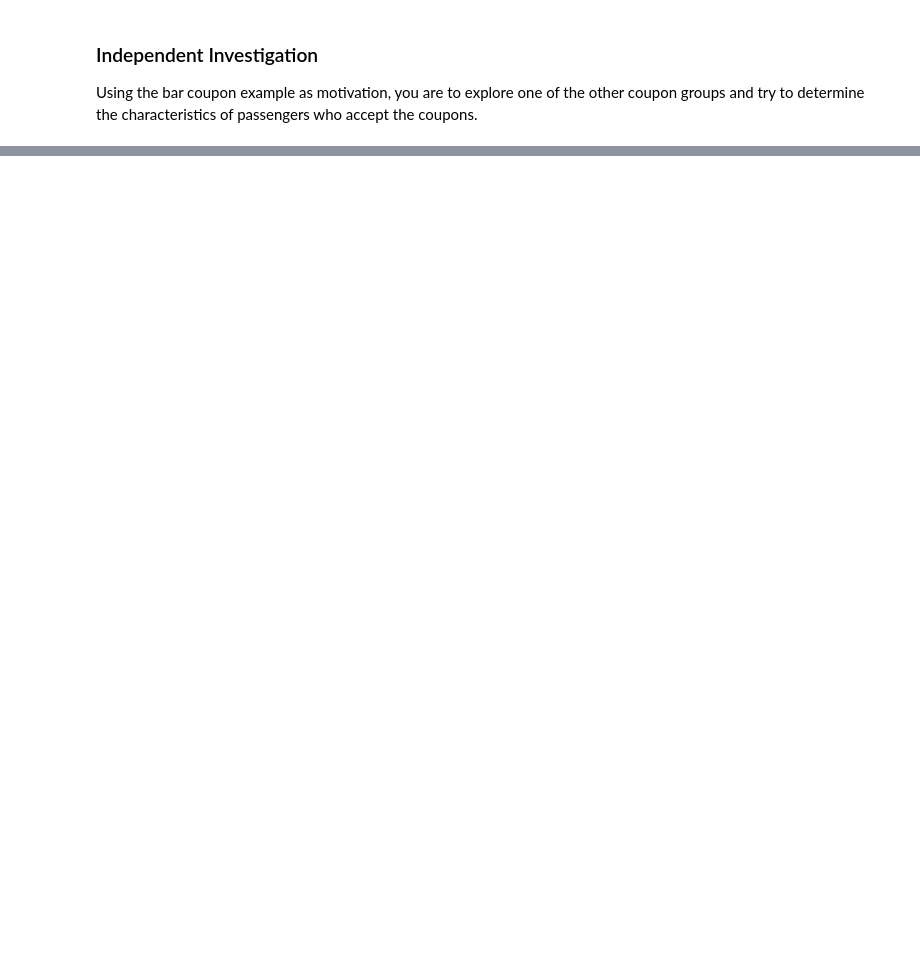
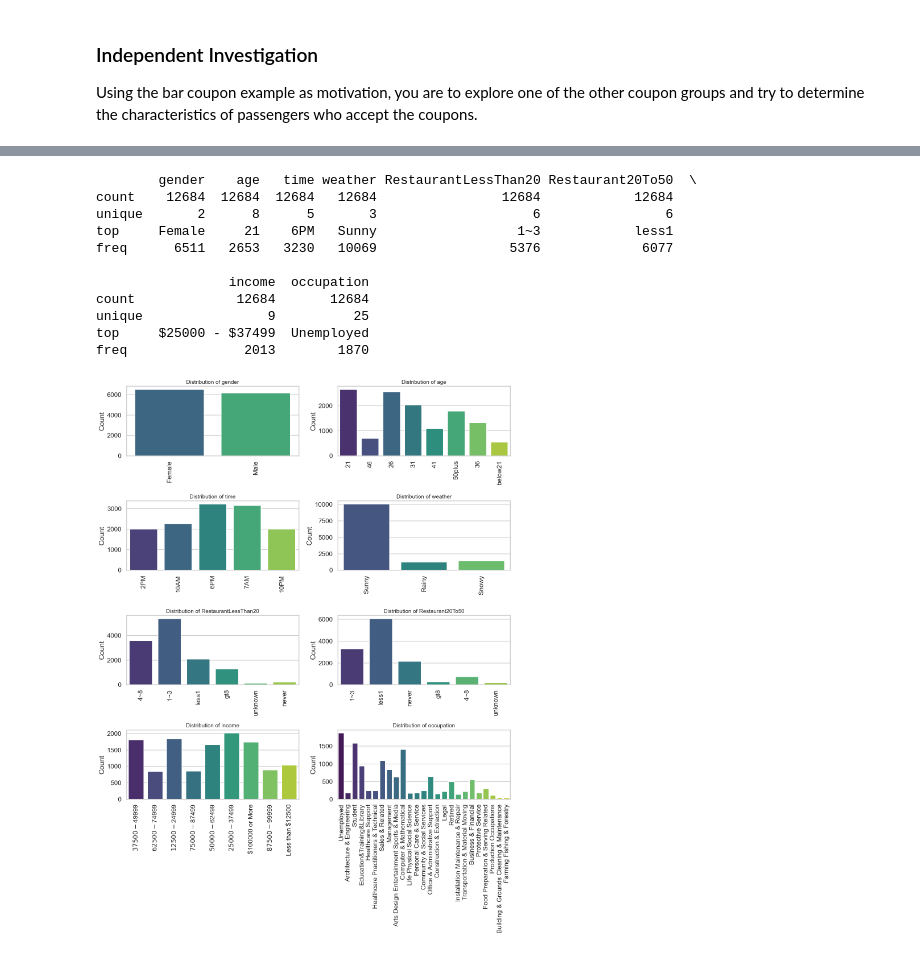
Before and after one commit to yekijnuy/AIML-Amazon-Analysis, a Jupyter notebook: notebooks/prompt.ipynb, the cells around one changed output, grey strips where cells are left out. Drawn from its saved outputs; the diff is of its cells as text; code cells hidden in the pictures; blank space fills up the shorter version.

```diff
--- a/notebooks/prompt.ipynb
+++ b/notebooks/prompt.ipynb
@@ -279,0 +477,46 @@ Using the bar coupon example as motivation, you are to explore one of the other
+# %%
+# Print out summary statistics for selected columns and descriptions
+print(data[selected_columns].describe(include='all'))
+
+# Visualize each column
+sns.set_style('whitegrid')
+
+# Number of rows (assuming 2 columns)
+num_rows = len(selected_columns) // 2 + len(selected_columns) % 2
+
+# Create a main figure and axes for our subplots
+fig, axes = plt.subplots(num_rows, 2, figsize=(15, 5 * num_rows))
+
+for idx, col in enumerate(selected_columns):
+    row_idx = idx // 2
+    col_idx = idx % 2
+    ax = axes[row_idx, col_idx]
+
+    # For categorical data use countplot
+    if data[col].dtype == 'object':
+        sns.countplot(data=data, x=col, ax=ax, palette="viridis")
+    else:  # For numeric or ordinal data, use a histogram
+        sns.histplot(data[col], ax=ax, bins=20, kde=True, color='skyblue')
+
+    ax.set_title(f'Distribution of {col}', fontsize=14)
+    ax.set_ylabel('Count')
+    ax.set_xlabel('')
+    for tick in ax.get_xticklabels():
+        tick.set_rotation(90)
+
+# Adjust the layout for better appearance
+plt.tight_layout()
+plt.show()
+# %% [output]
+        gender    age   time weather RestaurantLessThan20 Restaurant20To50  \
+count    12684  12684  12684   12684                12684            12684
+unique       2      8      5       3                    6                6
+top     Female     21    6PM   Sunny                  1~3            less1
+freq      6511   2653   3230   10069                 5376             6077
+
+                 income  occupation
+count             12684       12684
+unique                9          25
+top     $25000 - $37499  Unemployed
+freq               2013        1870
+[figure, added]
```
Also changed, not shown: parts of 9 cells of this notebook.
